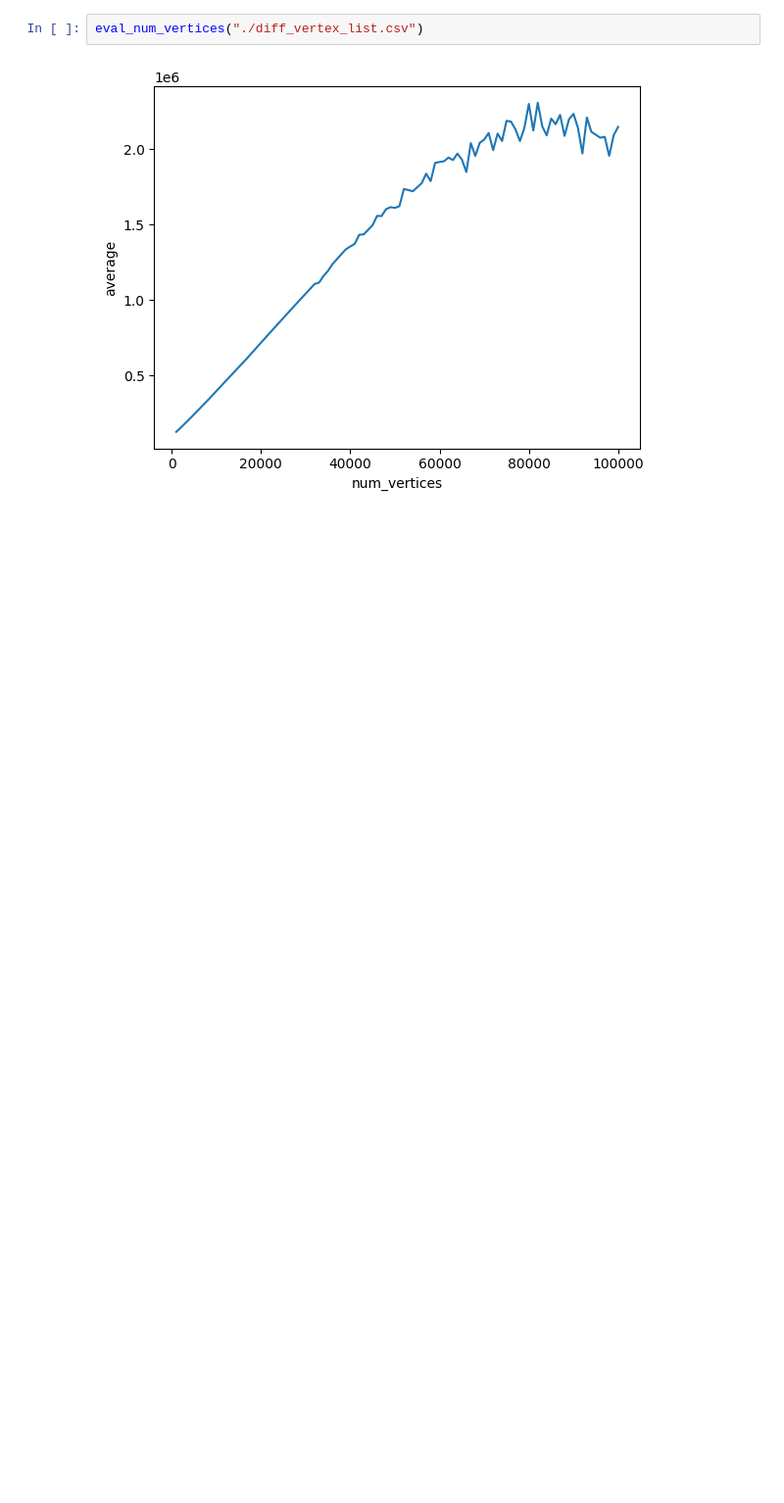
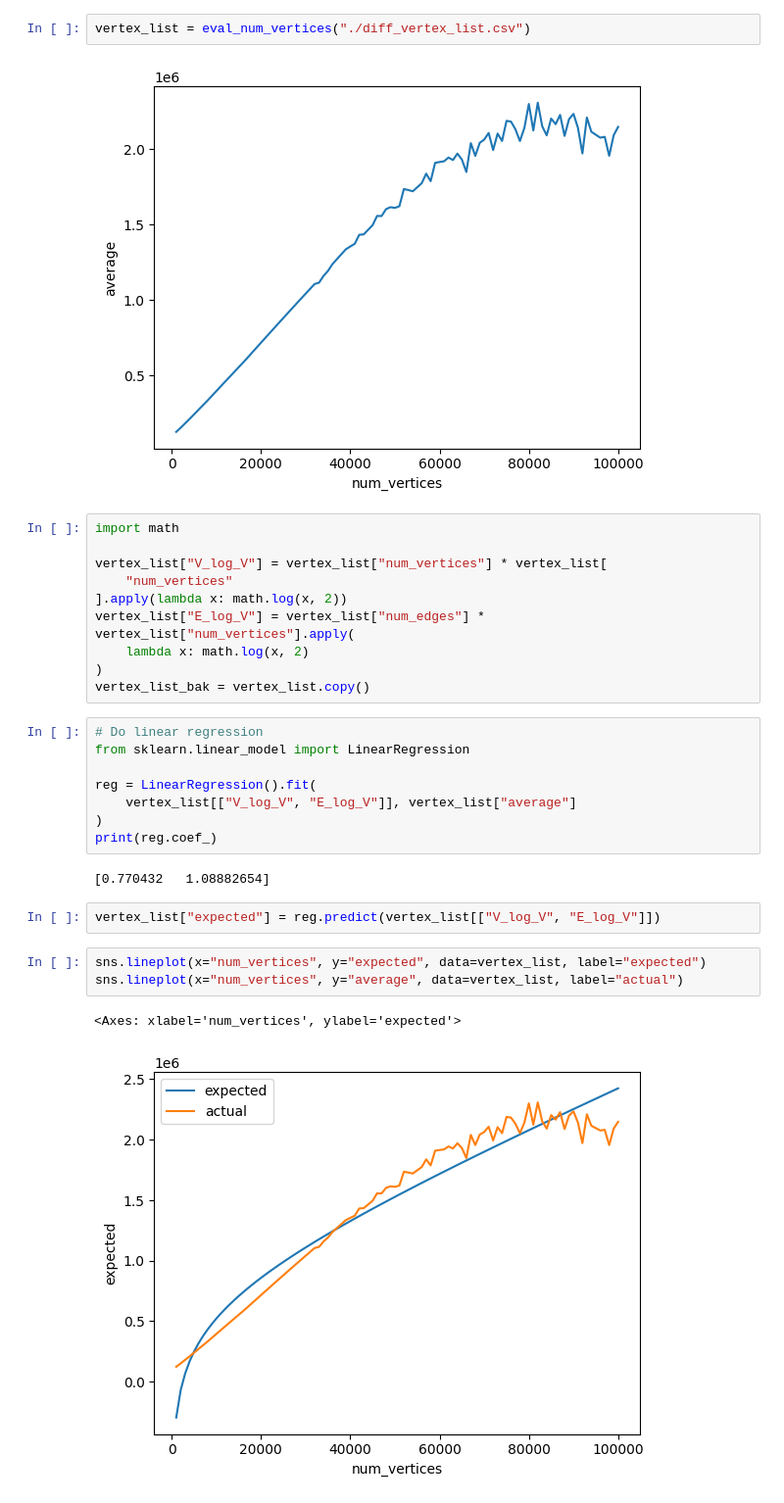
Before and after one commit to pufanyi/SC2001-Example-Class-Group7, a Jupyter notebook: Project2/data/analyze.ipynb, the cells around one changed output. Shown: that part at 98% size. Cells and saved outputs as stored; diff of their text form; blank space fills up the shorter version.

```diff
--- a/Project2/data/analyze.ipynb
+++ b/Project2/data/analyze.ipynb
@@ -36,4 +48,32 @@ eval_num_vertices("./diff_vertex_matrix.csv")
 # %%
-eval_num_vertices("./diff_vertex_list.csv")
+vertex_list = eval_num_vertices("./diff_vertex_list.csv")
 # %% [output]
 [figure]
+# %%
+import math
+
+vertex_list["V_log_V"] = vertex_list["num_vertices"] * vertex_list[
+    "num_vertices"
+].apply(lambda x: math.log(x, 2))
+vertex_list["E_log_V"] = vertex_list["num_edges"] * vertex_list["num_vertices"].apply(
+    lambda x: math.log(x, 2)
+)
+vertex_list_bak = vertex_list.copy()
+# %%
+# Do linear regression
+from sklearn.linear_model import LinearRegression
+
+reg = LinearRegression().fit(
+    vertex_list[["V_log_V", "E_log_V"]], vertex_list["average"]
+)
+print(reg.coef_)
+# %% [output]
+[0.770432   1.08882654]
+# %%
+vertex_list["expected"] = reg.predict(vertex_list[["V_log_V", "E_log_V"]])
+# %%
+sns.lineplot(x="num_vertices", y="expected", data=vertex_list, label="expected")
+sns.lineplot(x="num_vertices", y="average", data=vertex_list, label="actual")
+# %% [output]
+<Axes: xlabel='num_vertices', ylabel='expected'>
+[figure, added]
```
Also changed, not shown: parts of 12 cells of this notebook, 1 other file.
